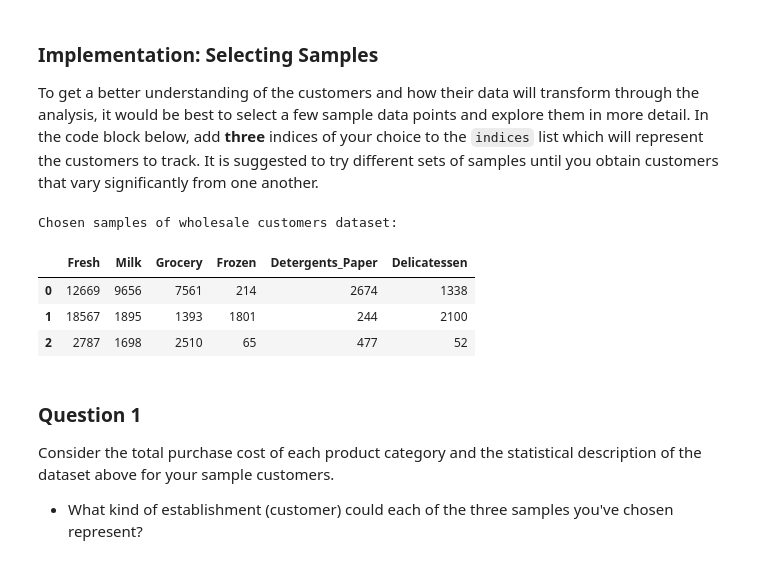
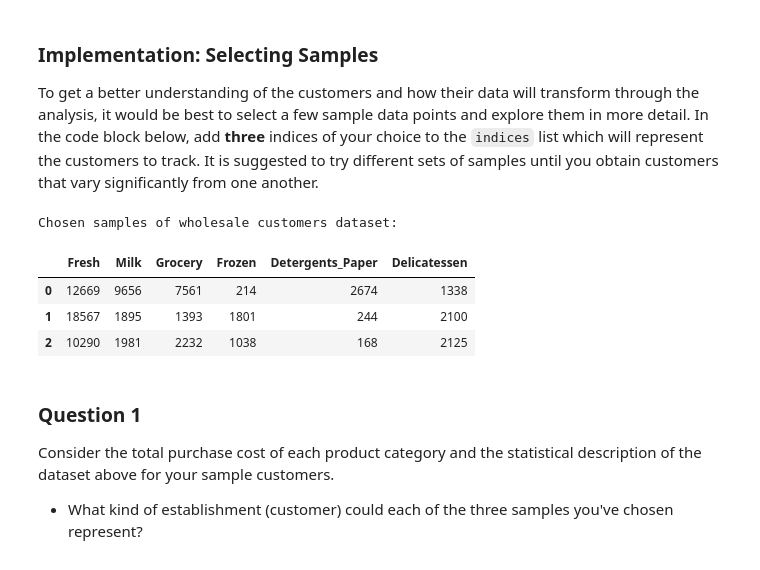
Before and after one commit to tutysara/machine-learning, a Jupyter notebook: projects/customer_segments/customer_segments.ipynb, the cells around one changed output. Cells and saved outputs as stored; diff of their text form; code cells hidden in the pictures.

```diff
--- a/projects/customer_segments/customer_segments.ipynb
+++ b/projects/customer_segments/customer_segments.ipynb
@@ -60,18 +60,18 @@ display(data.describe())
 To get a better understanding of the customers and how their data will transform through the analysis, it would be best to select a few sample data points and explore them in more detail. In the code block below, add **three** indices of your choice to the `indices` list which will represent the customers to track. It is suggested to try different sets of samples until you obtain customers that vary significantly from one another.
 # %%
 # TODO: Select three indices of your choice you wish to sample from the dataset
-indices = [0, 210, 439]
+indices = [0, 210, 438]
 
 # Create a DataFrame of the chosen samples
 samples = pd.DataFrame(data.loc[indices], columns = data.keys()).reset_index(drop = True)
 print "Chosen samples of wholesale customers dataset:"
 display(samples)
 # %% [output]
 Chosen samples of wholesale customers dataset:
 |  | Fresh | Milk | Grocery | Frozen | Detergents_Paper | Delicatessen |
 | 0 | 12669 | 9656 | 7561 | 214 | 2674 | 1338 |
 | 1 | 18567 | 1895 | 1393 | 1801 | 244 | 2100 |
-| 2 | 2787 | 1698 | 2510 | 65 | 477 | 52 |
+| 2 | 10290 | 1981 | 2232 | 1038 | 168 | 2125 |
 # %% [markdown]
 ### Question 1
 Consider the total purchase cost of each product category and the statistical description of the dataset above for your sample customers.
```
Also changed, not shown: parts of 32 cells of this notebook.
